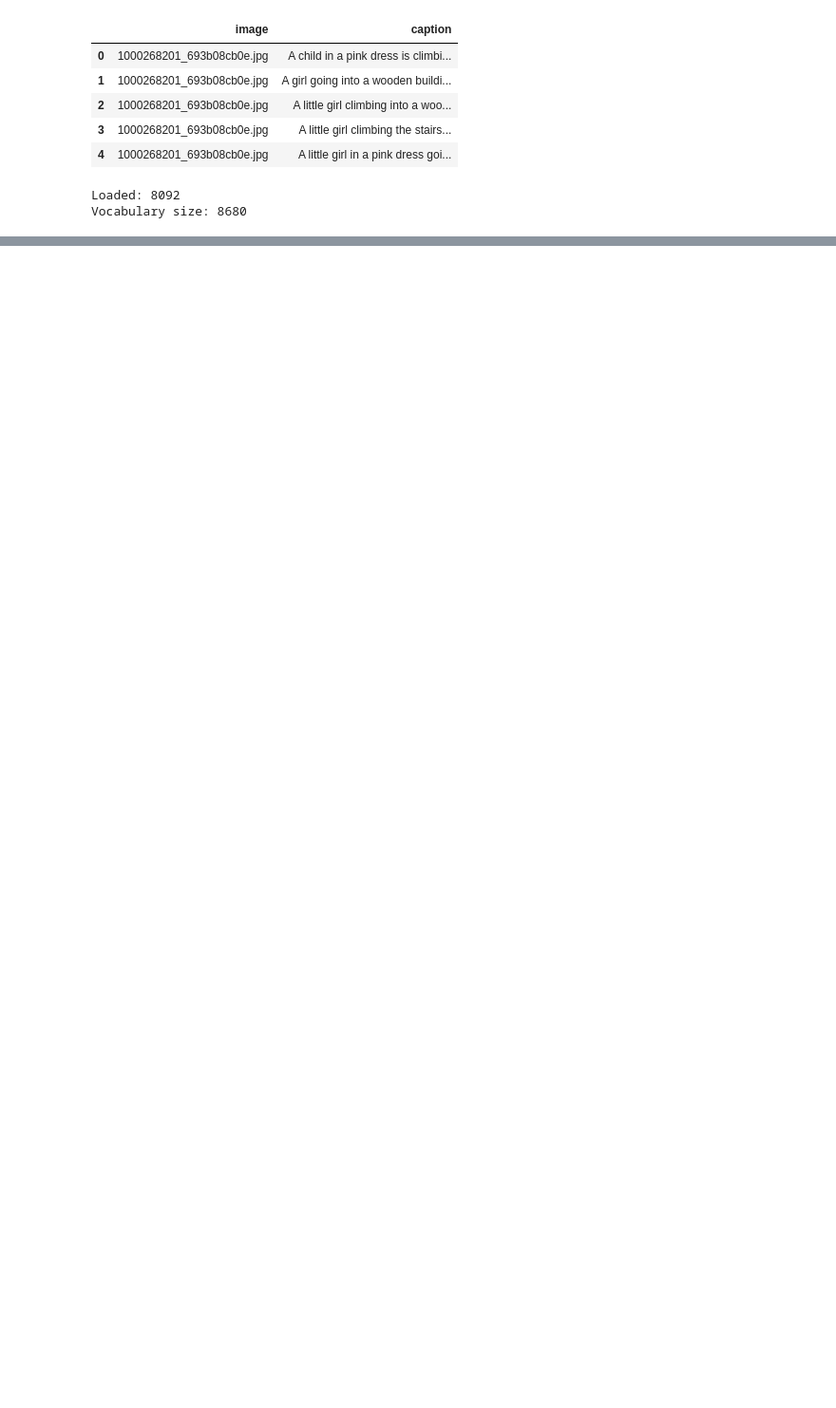
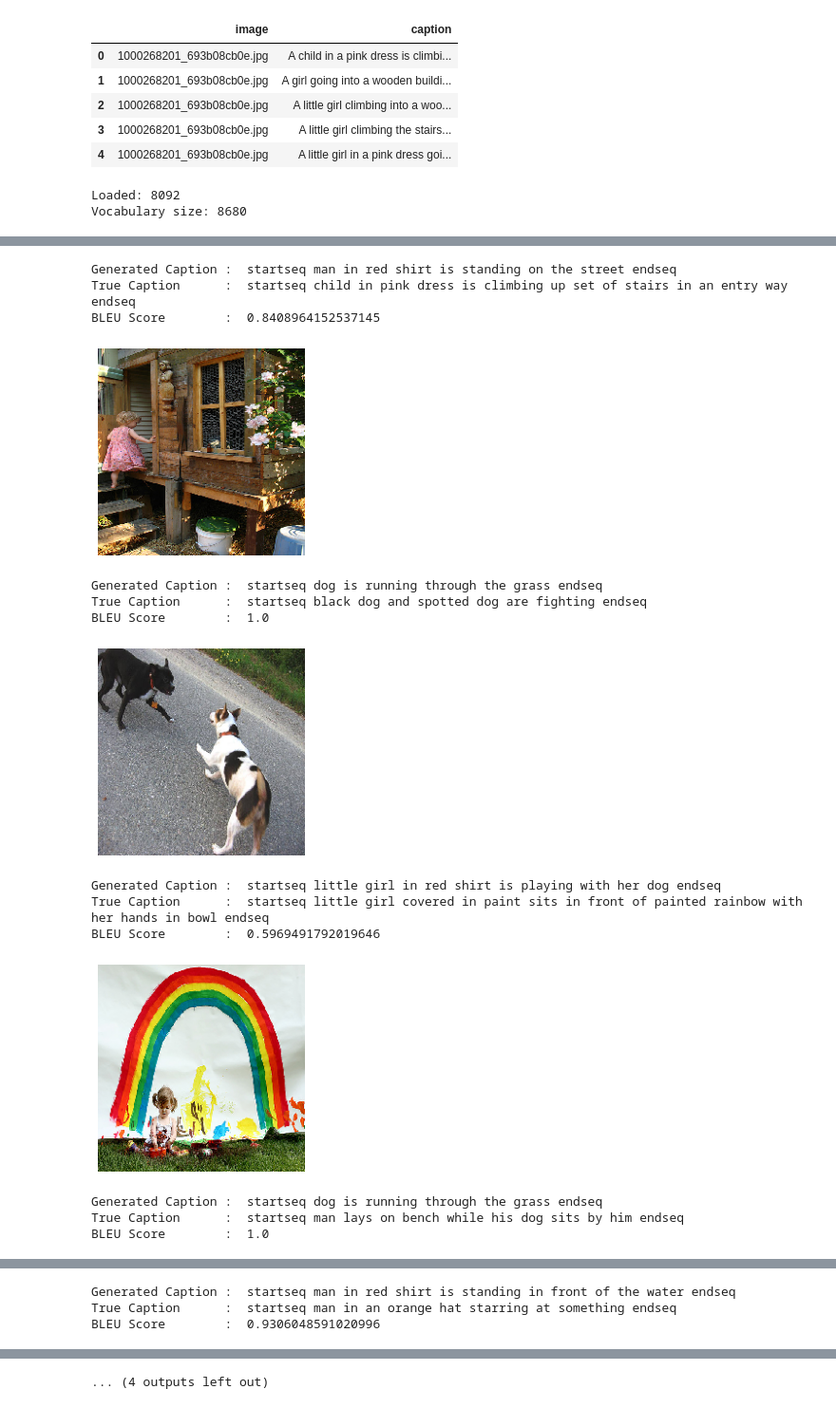
Before and after one commit to Atishay25/WiDS-Image-Caption-Generation, a Jupyter notebook: week5/image_captioning.ipynb, the cells around one changed output, grey strips where cells are left out. Shown at 95% size. Cells and saved outputs as stored; diff of their text form; code cells hidden in the pictures; blank space fills up the shorter version.

```diff
--- a/week5/image_captioning.ipynb
+++ b/week5/image_captioning.ipynb
@@ -76,0 +68,3 @@ Extracted features: 8091
+# %%
+train_features =  extract_features(directory + 'images/', train_data)
+test_features = extract_features(directory + 'images/', test_data)
@@ -255,7 +264,7 @@ def to_lines(descriptions):
 
 def create_tokenizer(desc):
     lines = to_lines(desc)
-    tokenizer = tensorflow.keras.preprocessing.text.Tokenizer()
+    tokenizer = Tokenizer()
     tokenizer.fit_on_texts(lines)
     return tokenizer
 
@@ -332,9 +316,18 @@ Description Length: 33
 # %%
+tokenizer = create_tokenizer(train_descriptions)
+vocab_size = len(tokenizer.word_index) + 1
+
+# Maximum number of words in a line or sentence
+max_length = max_length_function(train_descriptions)
+
+# Defining the final Model
 model = define_model(vocab_size, max_length)
+
+# train the model, run epochs manually and save after each epoch
 epochs = 1
 steps = len(train_descriptions)
-for i in range(1):
+for i in range(epochs):
     generator = data_generator(train_descriptions, train_features, tokenizer, max_length)
-    model.fit_generator(generator, epochs=1, steps_per_epoch=steps, verbose=1)
+    model.fit(generator, epochs=5, steps_per_epoch=steps, verbose=1)
     model.save(directory + 'model_' + str(i) + '.h5')
 # %% [output]
@@ -503,0 +432,6 @@ ValueError: ignored
+# %%
+true_caps = []
+for j in test_descriptions.keys():
+		p = str(test_descriptions[j][0]).split()[1:-1]
+		true_caps.append(p)
+print(true_caps[:5])
@@ -503,0 +440,37 @@ ValueError: ignored
+# %%
+count = 0
+for i in test_descriptions.keys():
+		photo = extract_features_filename(directory + 'images/' + i + '.jpg')
+		plt.plot()
+		img = load_img(directory + 'images/' + i + '.jpg', target_size = (224,224))
+		plt.imshow(img)
+		# generate description
+		description = generate_desc(model, tokenizer, photo, max_length)
+		print("Generated Caption : ", description)
+		print("True Caption      : ", test_descriptions[i][0])
+		#print(test_descriptions[i][0].dtype())
+		pred_desc = str(description).split()
+		bleu = sentence_bleu(true_caps,pred_desc[1:-1])
+		print('BLEU Score        : ', bleu)
+		plt.axis('off')
+		count += 1
+		if count == 8:
+				break
+		plt.show()
+		print('\n')
+# %% [output]
+Generated Caption :  startseq man in red shirt is standing on the street endseq
+True Caption      :  startseq child in pink dress is climbing up set of stairs in an entry way endseq
+BLEU Score        :  0.8408964152537145
+[figure, added]
+Generated Caption :  startseq dog is running through the grass endseq
+True Caption      :  startseq black dog and spotted dog are fighting endseq
+BLEU Score        :  1.0
+[figure, added]
+Generated Caption :  startseq little girl in red shirt is playing with her dog endseq
+True Caption      :  startseq little girl covered in paint sits in front of painted rainbow with her hands in bowl endseq
+BLEU Score        :  0.5969491792019646
+[figure, added]
+Generated Caption :  startseq dog is running through the grass endseq
+True Caption      :  startseq man lays on bench while his dog sits by him endseq
+BLEU Score        :  1.0
@@ -503,0 +478,3 @@ ValueError: ignored
+Generated Caption :  startseq man in red shirt is standing in front of the water endseq
+True Caption      :  startseq man in an orange hat starring at something endseq
+BLEU Score        :  0.9306048591020996
@@ -503,0 +486 @@ ValueError: ignored
+... (4 outputs left out)
```
Also changed, not shown: parts of 21 cells of this notebook.
